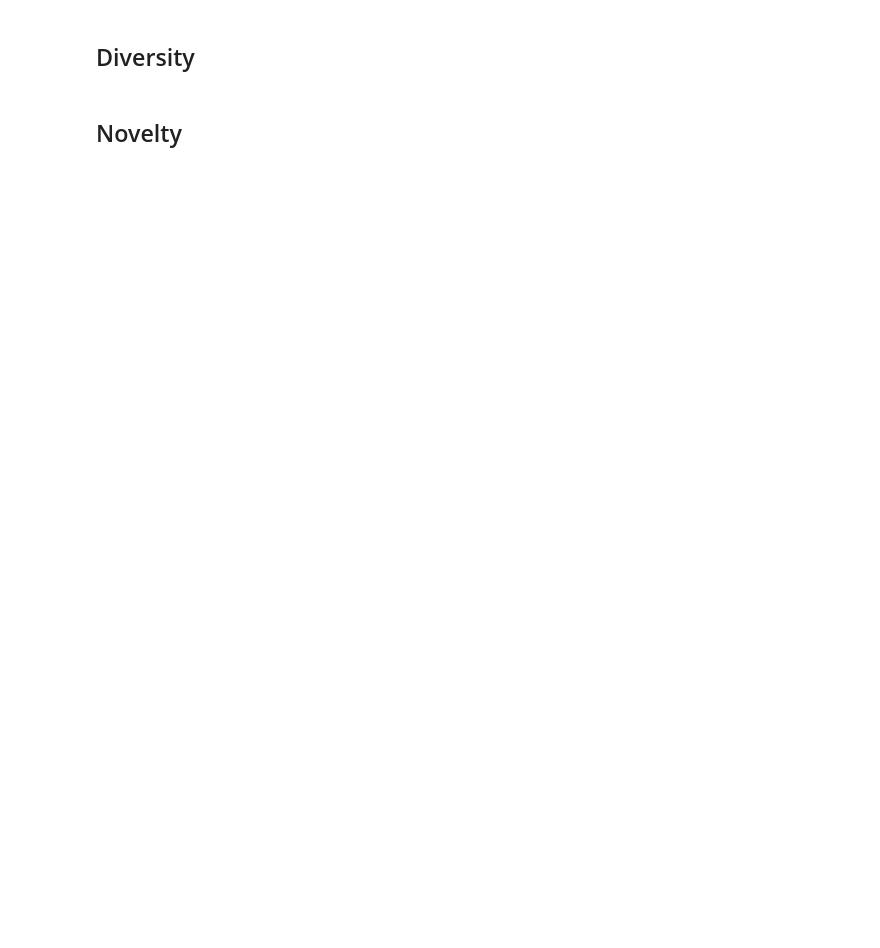
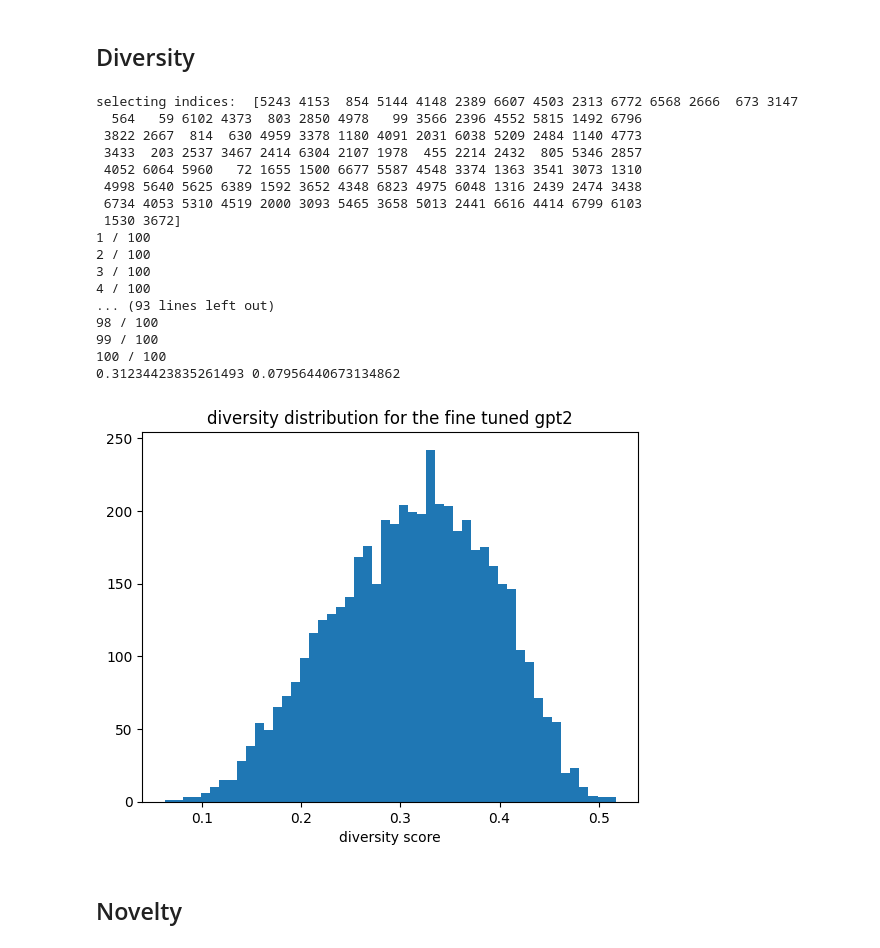
Before and after one commit to zczlsde/SentiBot, a Jupyter notebook: Submissions/demonstration.ipynb, the cells around one changed output. Drawn from its saved outputs; the diff is of its cells as text; code cells hidden in the pictures; blank space fills up the shorter version.

```diff
--- a/Submissions/demonstration.ipynb
+++ b/Submissions/demonstration.ipynb
@@ -399,12 +506,31 @@ plt.show()
 # %%
 diversity_score = diversity(path="./rl_generation.txt", size=100)
 print(np.mean(diversity_score), np.std(diversity_score))
 plt.figure()
 plt.hist(diversity_score, bins=50)
 plt.title("diversity distribution for the fine tuned gpt2")
 plt.xlabel("diversity score")
-plt.xlim(0, 1)
+# plt.xlim(0, 1)
 plt.show()
+# %% [output]
+selecting indices:  [5243 4153  854 5144 4148 2389 6607 4503 2313 6772 6568 2666  673 3147
+  564   59 6102 4373  803 2850 4978   99 3566 2396 4552 5815 1492 6796
+ 3822 2667  814  630 4959 3378 1180 4091 2031 6038 5209 2484 1140 4773
+ 3433  203 2537 3467 2414 6304 2107 1978  455 2214 2432  805 5346 2857
+ 4052 6064 5960   72 1655 1500 6677 5587 4548 3374 1363 3541 3073 1310
+ 4998 5640 5625 6389 1592 3652 4348 6823 4975 6048 1316 2439 2474 3438
+ 6734 4053 5310 4519 2000 3093 5465 3658 5013 2441 6616 4414 6799 6103
+ 1530 3672]
+1 / 100
+2 / 100
+3 / 100
+4 / 100
+... (93 lines left out)
+98 / 100
+99 / 100
+100 / 100
+0.31234423835261493 0.07956440673134862
+[figure, added]
 # %% [markdown]
 ## Novelty
 # %%
```
Also changed, not shown: parts of 13 cells of this notebook, 1 other file.
